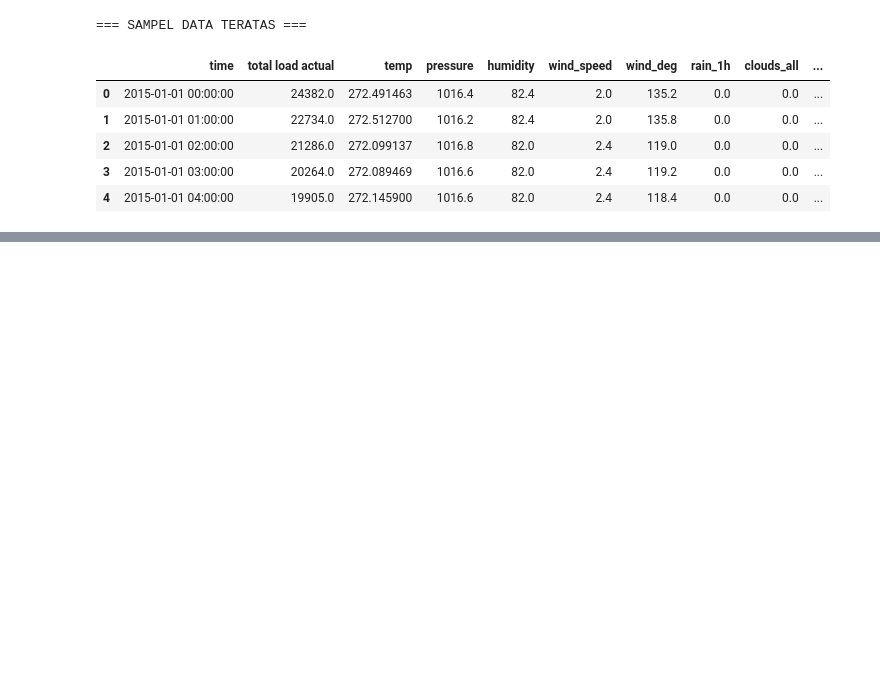
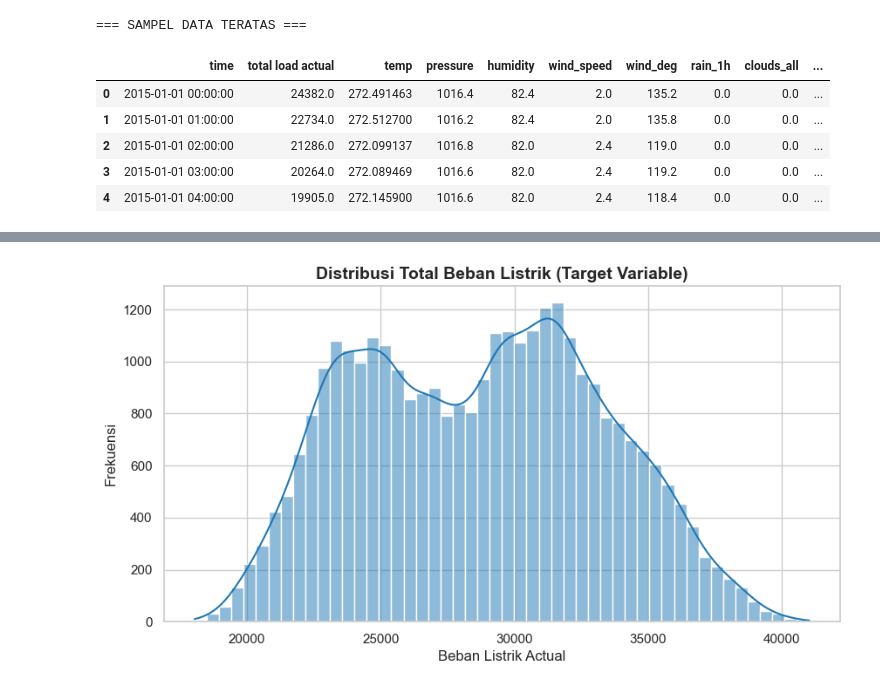
Before and after one commit to yayaangg/tugas-kecil-machine-learning, a Jupyter notebook: regresi.ipynb, the cells around one changed output, grey strips where cells are left out. Cells and saved outputs as stored; diff of their text form; code cells hidden in the pictures; blank space fills up the shorter version.

```diff
--- a/regresi.ipynb
+++ b/regresi.ipynb
@@ -935,0 +196,10 @@ Cek direktori Anda, file telah tersimpan di:
+# %%
+# 1. Distribusi Target (Beban Listrik Aktual)
+plt.figure(figsize=(10, 5))
+sns.histplot(df_clean['total load actual'], kde=True, color='#1f77b4', bins=50)
+plt.title('Distribusi Total Beban Listrik (Target Variable)', fontsize=14, fontweight='bold')
+plt.xlabel('Beban Listrik Actual', fontsize=12)
+plt.ylabel('Frekuensi', fontsize=12)
+plt.show()
+# %% [output]
+[figure, added]
```
Also changed, not shown: parts of 67 cells of this notebook, 10 other files.
